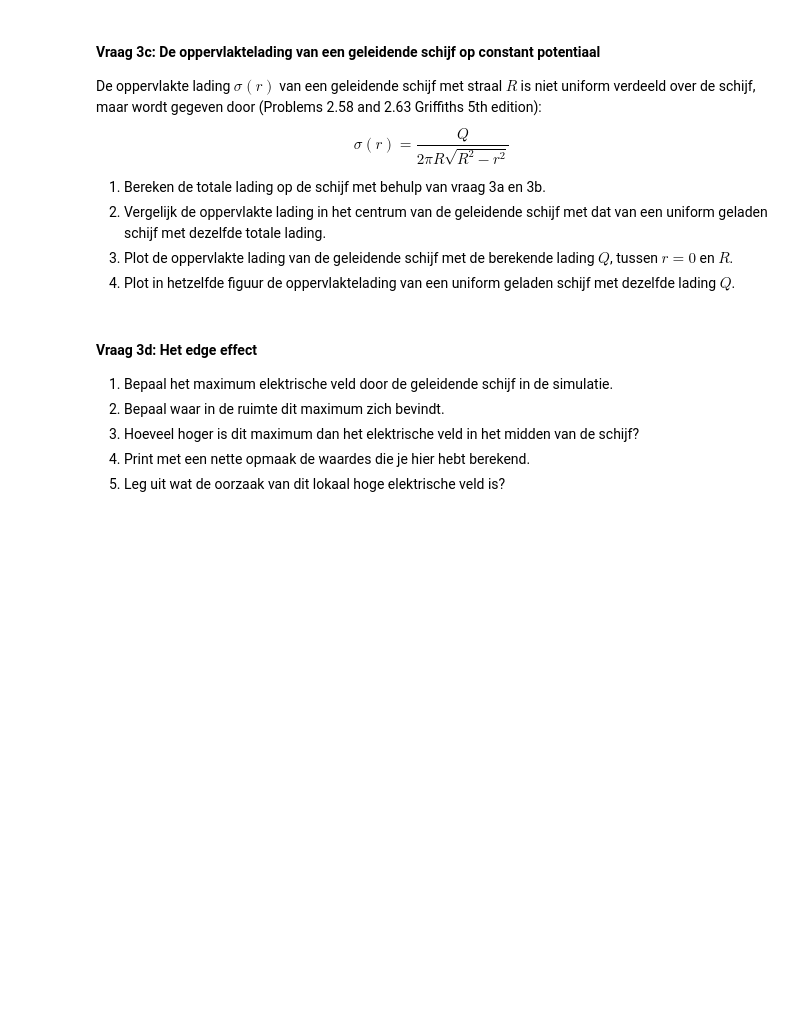
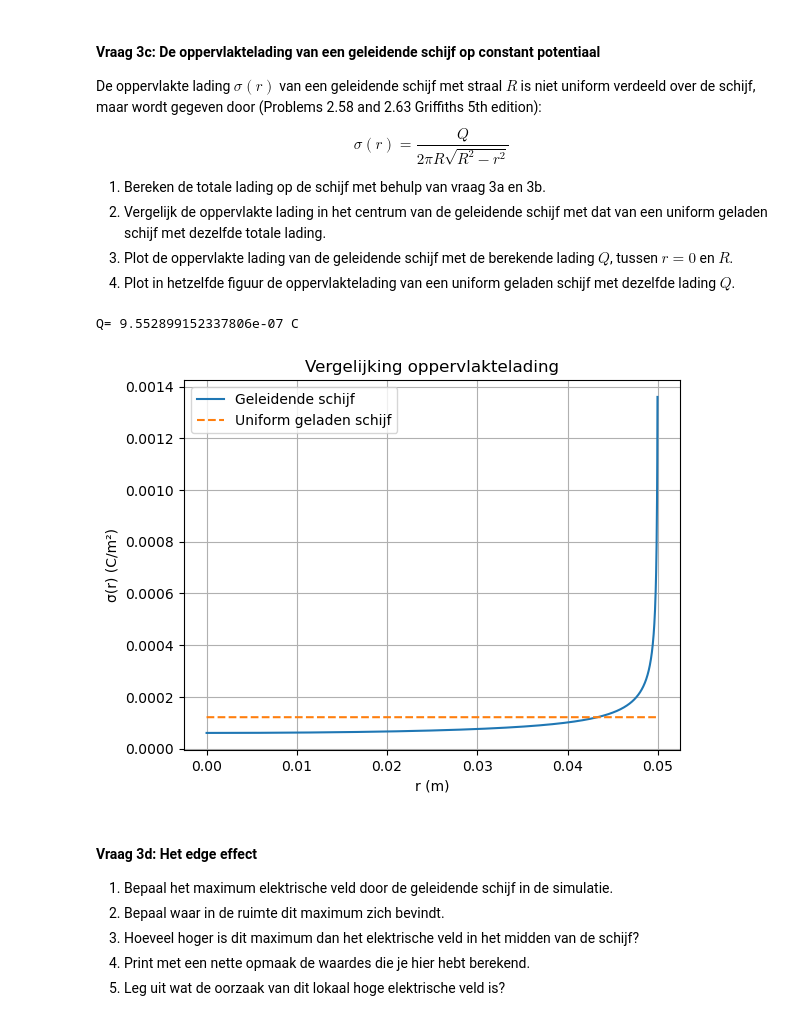
Before and after one commit to felicievdl/Felicie-opdrachten-DEF-D, a Jupyter notebook: DigitaleOntwerpopdrachten/1CondensatorOpdracht/CondensatorOntwerpopdracht.ipynb, the cells around one changed output. Drawn from its saved outputs; the diff is of its cells as text; code cells hidden in the pictures; blank space fills up the shorter version.

```diff
--- a/DigitaleOntwerpopdrachten/1CondensatorOpdracht/CondensatorOntwerpopdracht.ipynb
+++ b/DigitaleOntwerpopdrachten/1CondensatorOpdracht/CondensatorOntwerpopdracht.ipynb
@@ -388,9 +413,34 @@ $$\sigma(r) = \frac{Q}{2 \pi R \sqrt{R^2 - r^2}}$$
 3. Plot de oppervlakte lading van de geleidende schijf met de berekende lading $Q$, tussen $r = 0$ en $R$.
 4. Plot in hetzelfde figuur de oppervlaktelading van een uniform geladen schijf met dezelfde lading $Q$.
 # %%
-###
-###Jouw code hier###
-###
+##1.
+R = 0.05
+Q1 = 1e-6
+r = np.linspace(0, R*0.999, 100000)
+sigma = Q1 / (2 * np.pi * R * np.sqrt(R**2 - r**2))
+integrand = sigma * r
+radial_integral = np.trapz(integrand, r)
+Qeind = 2 * np.pi * radial_integral
+print("Q=", Qeind, "C")
+##2. op r =0 is sigma Q/(2pi*R^2) en op een egaal geladen schijf is het Q/(pi*R^2) dus het is 2 keer zo groot als op een egaal geladen schijf.
+##3 en 4.
+Q = 9.552899152337806e-07  # totale lading (C)
+R = 0.05                  # straal (m)
+r = np.linspace(0, 0.999 * R, 2000)
+sigma_gel = Q / (2 * np.pi * R * np.sqrt(R**2 - r**2))
+sigma_uni = Q / (np.pi * R**2) * np.ones_like(r)
+plt.figure()
+plt.plot(r, sigma_gel, label="Geleidende schijf")
+plt.plot(r, sigma_uni, '--', label="Uniform geladen schijf")
+plt.xlabel("r (m)")
+plt.ylabel("σ(r) (C/m²)")
+plt.title("Vergelijking oppervlaktelading")
+plt.legend()
+plt.grid(True)
+plt.show()
+# %% [output]
+Q= 9.552899152337806e-07 C
+[figure, added]
 # %% [markdown]
 #### Vraag 3d: Het edge effect
 
```
Also changed, not shown: parts of 26 cells of this notebook, 2 other files.
